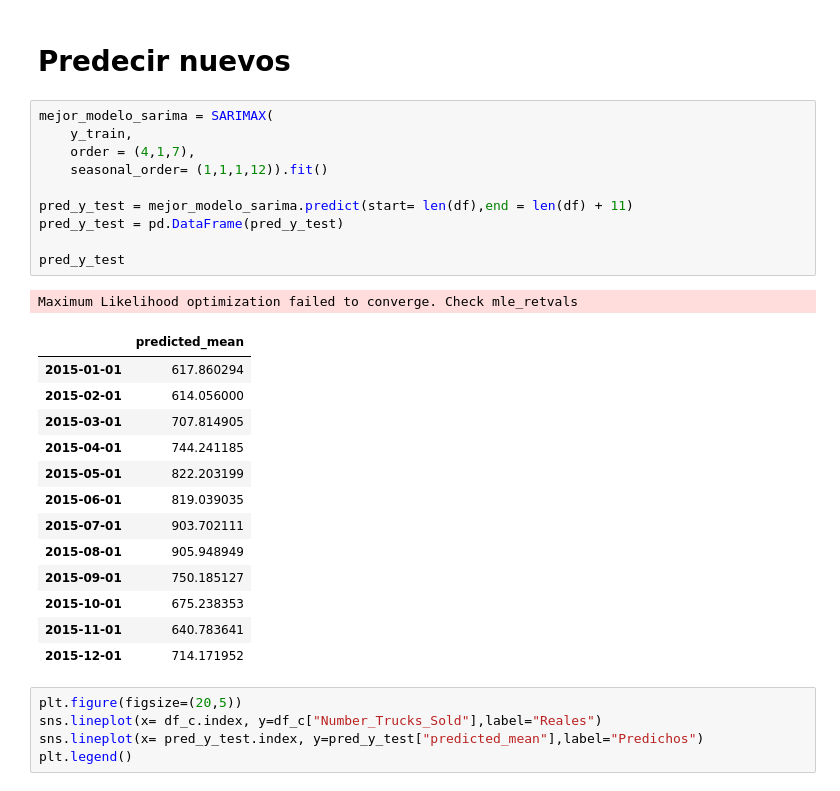
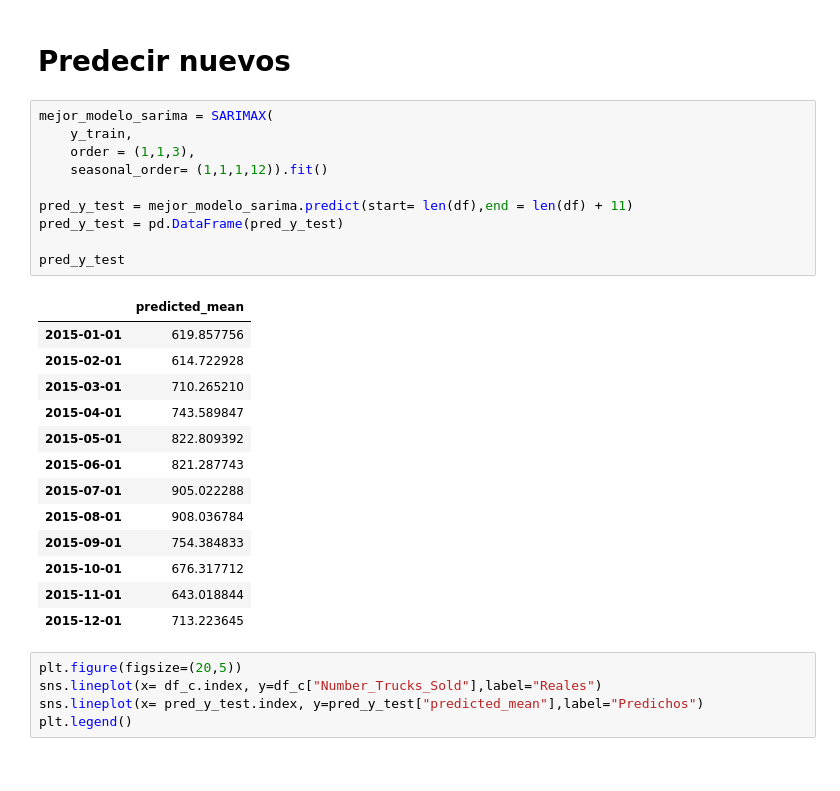
Before and after one commit to apelsito/laboratorio-modulo9-leccion02-series-temporales-sarima, a Jupyter notebook: jupyter/laboratorio-modulo9-leccion02-series-temporales-sarima.ipynb, the cells around one changed output. Saved outputs shown, nothing was run; the diff lists cells and outputs as text.

```diff
--- a/jupyter/laboratorio-modulo9-leccion02-series-temporales-sarima.ipynb
+++ b/jupyter/laboratorio-modulo9-leccion02-series-temporales-sarima.ipynb
@@ -331,28 +341,27 @@ plt.legend()
 # %%
 mejor_modelo_sarima = SARIMAX(
     y_train,
-    order = (4,1,7),
+    order = (1,1,3),
     seasonal_order= (1,1,1,12)).fit()
 
 pred_y_test = mejor_modelo_sarima.predict(start= len(df),end = len(df) + 11)
 pred_y_test = pd.DataFrame(pred_y_test)
 
 pred_y_test
 # %% [output]
-Maximum Likelihood optimization failed to converge. Check mle_retvals
 |  | predicted_mean |
-| 2015-01-01 | 617.860294 |
-| 2015-02-01 | 614.056000 |
-| 2015-03-01 | 707.814905 |
-| 2015-04-01 | 744.241185 |
-| 2015-05-01 | 822.203199 |
-| 2015-06-01 | 819.039035 |
-| 2015-07-01 | 903.702111 |
-| 2015-08-01 | 905.948949 |
-| 2015-09-01 | 750.185127 |
-| 2015-10-01 | 675.238353 |
-| 2015-11-01 | 640.783641 |
-| 2015-12-01 | 714.171952 |
+| 2015-01-01 | 619.857756 |
+| 2015-02-01 | 614.722928 |
+| 2015-03-01 | 710.265210 |
+| 2015-04-01 | 743.589847 |
+| 2015-05-01 | 822.809392 |
+| 2015-06-01 | 821.287743 |
+| 2015-07-01 | 905.022288 |
+| 2015-08-01 | 908.036784 |
+| 2015-09-01 | 754.384833 |
+| 2015-10-01 | 676.317712 |
+| 2015-11-01 | 643.018844 |
+| 2015-12-01 | 713.223645 |
 # %%
 plt.figure(figsize=(20,5))
 sns.lineplot(x= df_c.index, y=df_c["Number_Trucks_Sold"],label="Reales")
```
Also changed, not shown: parts of 6 cells of this notebook.
